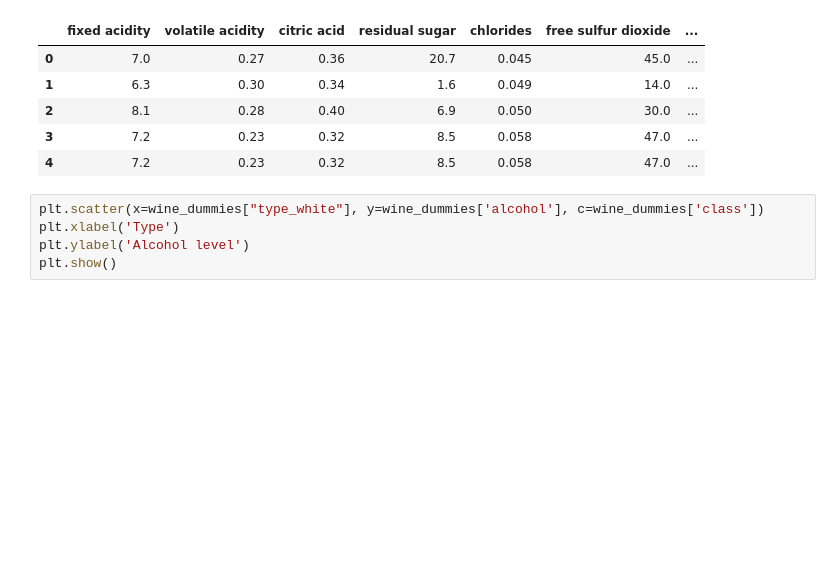
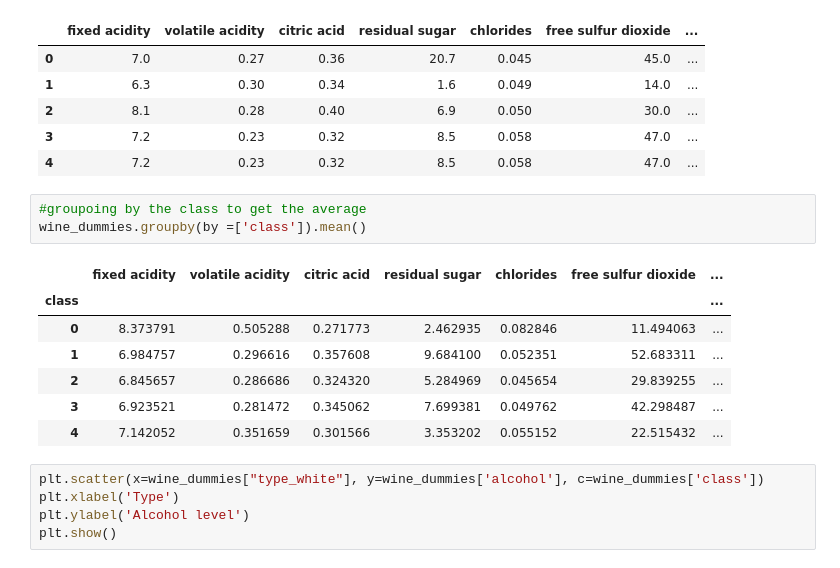
Before and after one commit to susanquiros/Project-4--Group-6, a Jupyter notebook: main.ipynb, the cells around one changed output. Cells and saved outputs as stored; diff of their text form; blank space fills up the shorter version.

```diff
--- a/main.ipynb
+++ b/main.ipynb
@@ -102,6 +102,17 @@ wine_dummies.head()
 | 2 | 8.1 | 0.28 | 0.40 | 6.9 | 0.050 | 30.0 | ... |
 | 3 | 7.2 | 0.23 | 0.32 | 8.5 | 0.058 | 47.0 | ... |
 | 4 | 7.2 | 0.23 | 0.32 | 8.5 | 0.058 | 47.0 | ... |
+# %%
+#groupoing by the class to get the average
+wine_dummies.groupby(by =['class']).mean()
+# %% [output]
+|  | fixed acidity | volatile acidity | citric acid | residual sugar | chlorides | free sulfur dioxide | ... |
+| class |  |  |  |  |  |  | ... |
+| 0 | 8.373791 | 0.505288 | 0.271773 | 2.462935 | 0.082846 | 11.494063 | ... |
+| 1 | 6.984757 | 0.296616 | 0.357608 | 9.684100 | 0.052351 | 52.683311 | ... |
+| 2 | 6.845657 | 0.286686 | 0.324320 | 5.284969 | 0.045654 | 29.839255 | ... |
+| 3 | 6.923521 | 0.281472 | 0.345062 | 7.699381 | 0.049762 | 42.298487 | ... |
+| 4 | 7.142052 | 0.351659 | 0.301566 | 3.353202 | 0.055152 | 22.515432 | ... |
 # %%
 plt.scatter(x=wine_dummies["type_white"], y=wine_dummies['alcohol'], c=wine_dummies['class'])
 plt.xlabel('Type')
```
Also changed, not shown: parts of 1 cell of this notebook.
